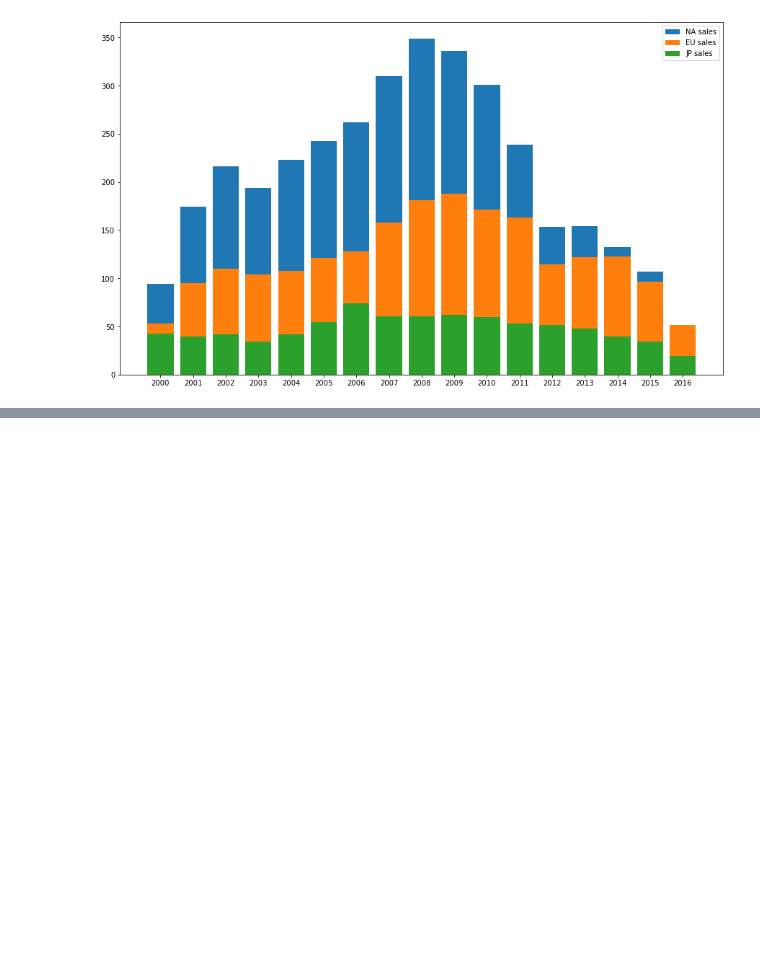
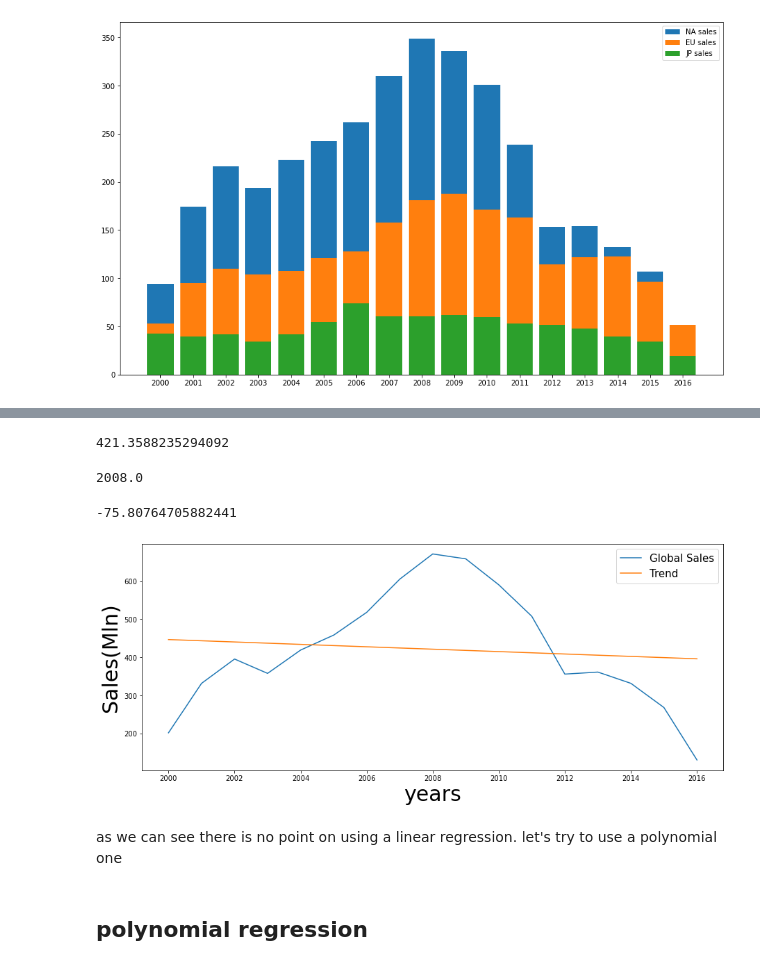
Before and after one commit to Pellys/FDSProject, a Jupyter notebook: MAIN.ipynb, the cells around one changed output, grey strips where cells are left out. Cells and saved outputs as stored; diff of their text form; code cells hidden in the pictures; blank space fills up the shorter version.

Commit message:
linear regression
tring to use the least square methods to make a linear regression

```diff
--- a/MAIN.ipynb
+++ b/MAIN.ipynb
@@ -103,0 +131,41 @@ plt.legend(["NA sales", "EU sales", "JP sales"])
+# %%
+y_mean= np.mean(y)
+y_mean
+# %% [output]
+421.3588235294092
+# %%
+x_mean=np.mean(x)
+x_mean
+# %% [output]
+2008.0
+# %%
+cov_xy=np.cov(x,y)[0][1]
+var_x=np.cov(x,y)[0][0]
+# %%
+'''
+covxy=0
+for i in range(x.shape[0]):
+    covxy+= ((x[i]-x_mean)*(y[i]-y_mean))
+covxy/x.shape[0]
+'''
+# %% [output]
+-75.80764705882441
+# %%
+b=cov_xy/var_x
+a=y_mean - b*x_mean
+
+T_x=a + b*x
+# %%
+plt.figure(figsize=(15, 6))
+plt.plot(x,y)
+plt.plot(x,T_x)
+plt.legend(["Global Sales","Trend"],fontsize=15)
+plt.ylabel('Sales(Mln)',fontsize=30)
+plt.xlabel("years",fontsize=30)
+plt.show()
+# %% [output]
+[figure, added]
+# %% [markdown]
+as we can see there is no point on using a linear regression. let's try to use a polynomial one
+# %% [markdown]
+## polynomial regression
```
Also changed, not shown: parts of 9 cells of this notebook.
